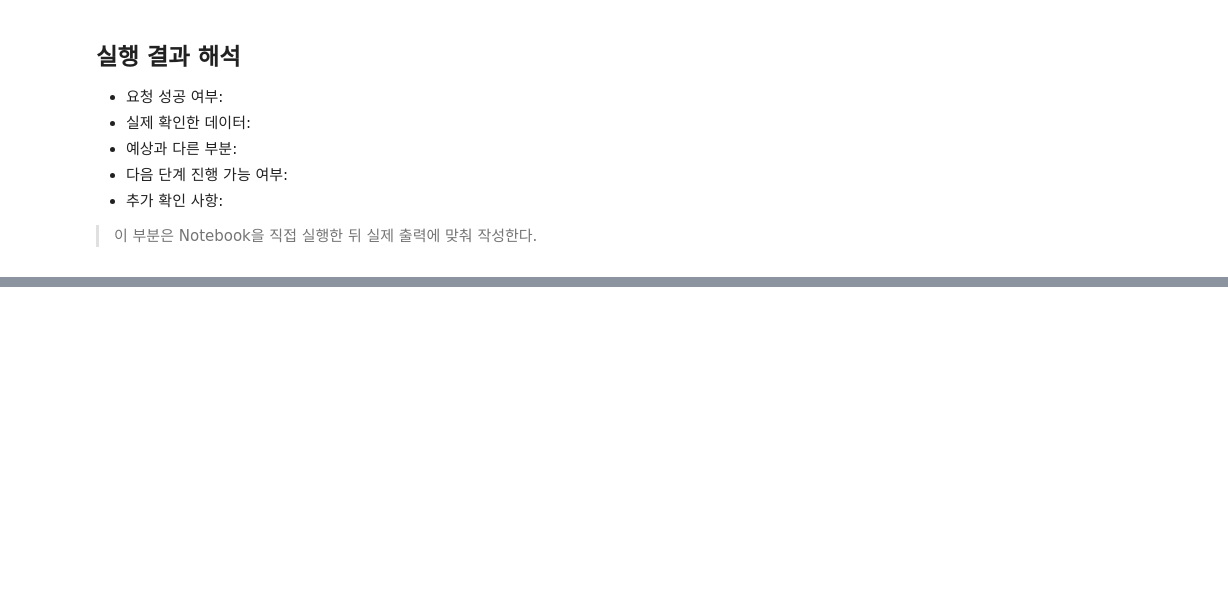
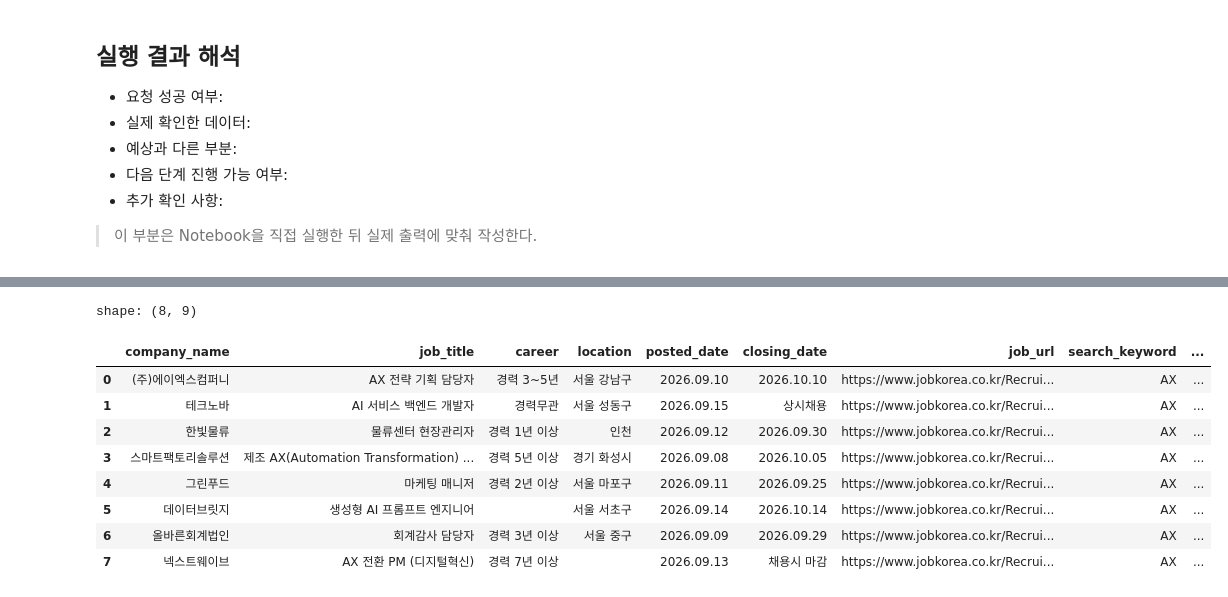
Before and after one commit to cyw0927/claude-code-agent-course, a Jupyter notebook: chapter11/ax-job-agent/notebooks/ax_job_pipeline.ipynb, the cells around one changed output, grey strips where cells are left out. Saved outputs shown, nothing was run; the diff lists cells and outputs as text; code cells hidden in the pictures; blank space fills up the shorter version.

```diff
--- a/chapter11/ax-job-agent/notebooks/ax_job_pipeline.ipynb
+++ b/chapter11/ax-job-agent/notebooks/ax_job_pipeline.ipynb
@@ -37,0 +184,27 @@ BeautifulSoup import: OK
+# %%
+DATA_SPEC_COLUMNS = [
+    "company_name",
+    "job_title",
+    "career",
+    "location",
+    "posted_date",
+    "closing_date",
+    "job_url",
+    "search_keyword",
+    "collected_at",
+]
+
+df = pd.DataFrame(jobs, columns=DATA_SPEC_COLUMNS)
+print("shape:", df.shape)
+df.head(10)
+# %% [output]
+shape: (8, 9)
+|  | company_name | job_title | career | location | posted_date | closing_date | job_url | search_keyword | ... |
+| 0 | (주)에이엑스컴퍼니 | AX 전략 기획 담당자 | 경력 3~5년 | 서울 강남구 | 2026.09.10 | 2026.10.10 | https://www.jobkorea.co.kr/Recrui... | AX | ... |
+| 1 | 테크노바 | AI 서비스 백엔드 개발자 | 경력무관 | 서울 성동구 | 2026.09.15 | 상시채용 | https://www.jobkorea.co.kr/Recrui... | AX | ... |
+| 2 | 한빛물류 | 물류센터 현장관리자 | 경력 1년 이상 | 인천 | 2026.09.12 | 2026.09.30 | https://www.jobkorea.co.kr/Recrui... | AX | ... |
+| 3 | 스마트팩토리솔루션 | 제조 AX(Automation Transformation) ... | 경력 5년 이상 | 경기 화성시 | 2026.09.08 | 2026.10.05 | https://www.jobkorea.co.kr/Recrui... | AX | ... |
+| 4 | 그린푸드 | 마케팅 매니저 | 경력 2년 이상 | 서울 마포구 | 2026.09.11 | 2026.09.25 | https://www.jobkorea.co.kr/Recrui... | AX | ... |
+| 5 | 데이터브릿지 | 생성형 AI 프롬프트 엔지니어 |  | 서울 서초구 | 2026.09.14 | 2026.10.14 | https://www.jobkorea.co.kr/Recrui... | AX | ... |
+| 6 | 올바른회계법인 | 회계감사 담당자 | 경력 3년 이상 | 서울 중구 | 2026.09.09 | 2026.09.29 | https://www.jobkorea.co.kr/Recrui... | AX | ... |
+| 7 | 넥스트웨이브 | AX 전환 PM (디지털혁신) | 경력 7년 이상 |  | 2026.09.13 | 채용시 마감 | https://www.jobkorea.co.kr/Recrui... | AX | ... |
```
Also changed, not shown: parts of 24 cells of this notebook, 5 other files.
